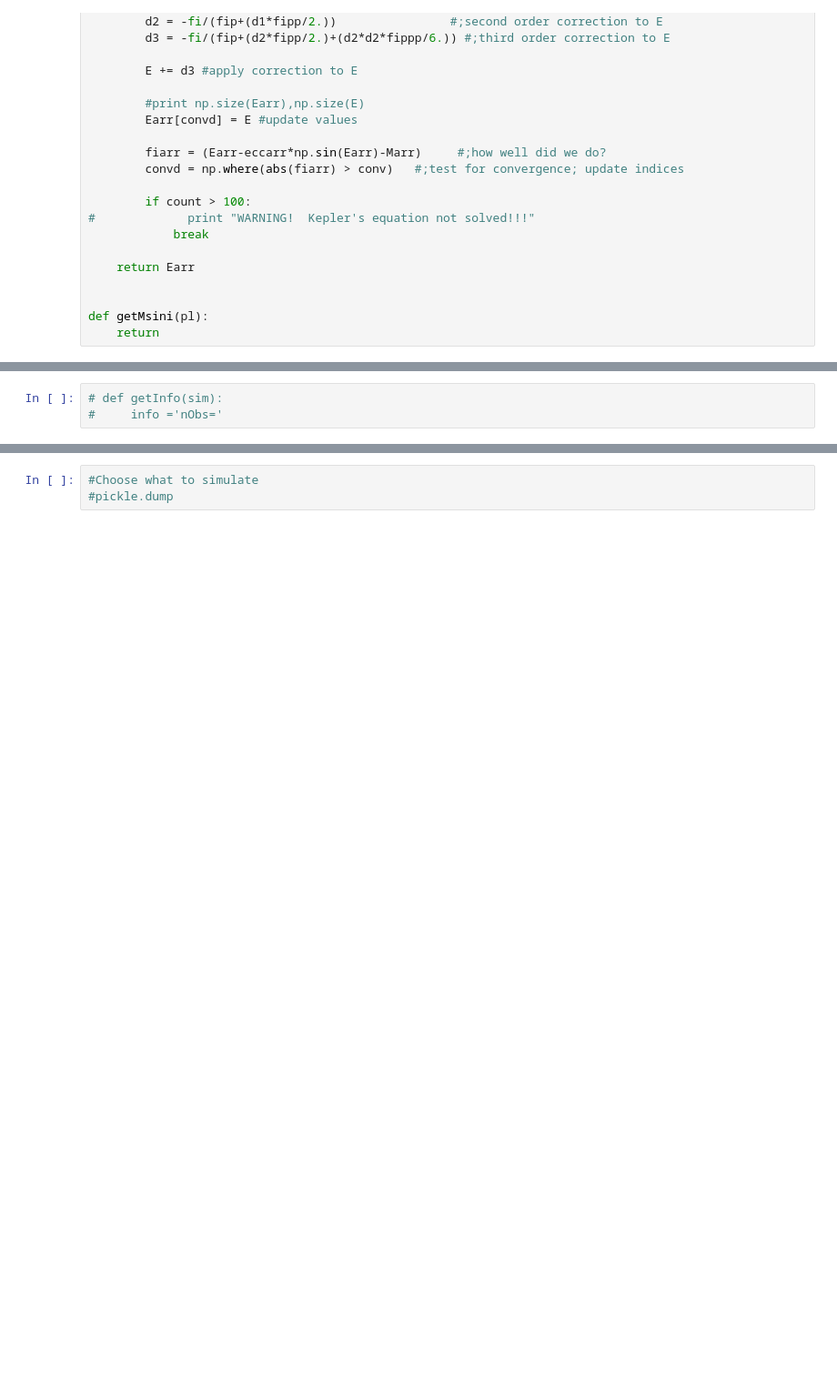
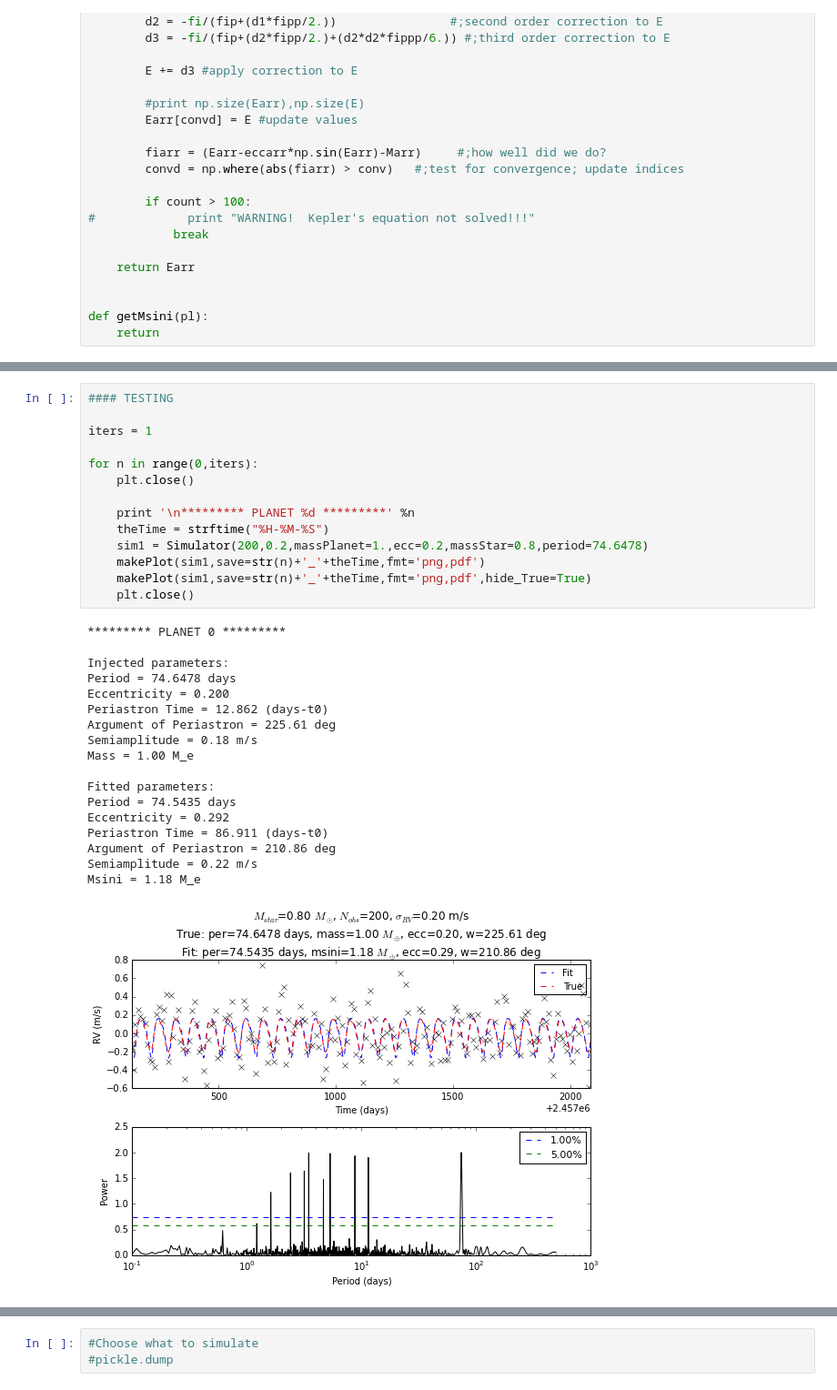
Before and after one commit to allenbdavis/RVOS, a Jupyter notebook: RVOS_Kepler.ipynb, the cells around one changed output, grey strips where cells are left out. Shown at 91% size. Drawn from its saved outputs; the diff is of its cells as text; blank space fills up the shorter version.

```diff
--- a/RVOS_Kepler.ipynb
+++ b/RVOS_Kepler.ipynb
@@ -429,7 +516,37 @@ def makePhasePlot(sim):
     plt.legend()
 
     plt.show()
-# %%
-# def getInfo(sim):
-#     info ='nObs='
+# %%
+#### TESTING
+
+iters = 1
+
+for n in range(0,iters):
+    plt.close()
+
+    print '\n********* PLANET %d *********' %n
+    theTime = strftime("%H-%M-%S")
+    sim1 = Simulator(200,0.2,massPlanet=1.,ecc=0.2,massStar=0.8,period=74.6478)
+    makePlot(sim1,save=str(n)+'_'+theTime,fmt='png,pdf')
+    makePlot(sim1,save=str(n)+'_'+theTime,fmt='png,pdf',hide_True=True)
+    plt.close()
+# %% [output]
+********* PLANET 0 *********
+
+Injected parameters:
+Period = 74.6478 days
+Eccentricity = 0.200
+Periastron Time = 12.862 (days-t0)
+Argument of Periastron = 225.61 deg
+Semiamplitude = 0.18 m/s
+Mass = 1.00 M_e
+
+Fitted parameters:
+Period = 74.5435 days
+Eccentricity = 0.292
+Periastron Time = 86.911 (days-t0)
+Argument of Periastron = 210.86 deg
+Semiamplitude = 0.22 m/s
+Msini = 1.18 M_e
+[figure, added]
 # %%
```
Also changed, not shown: parts of 9 cells of this notebook.
